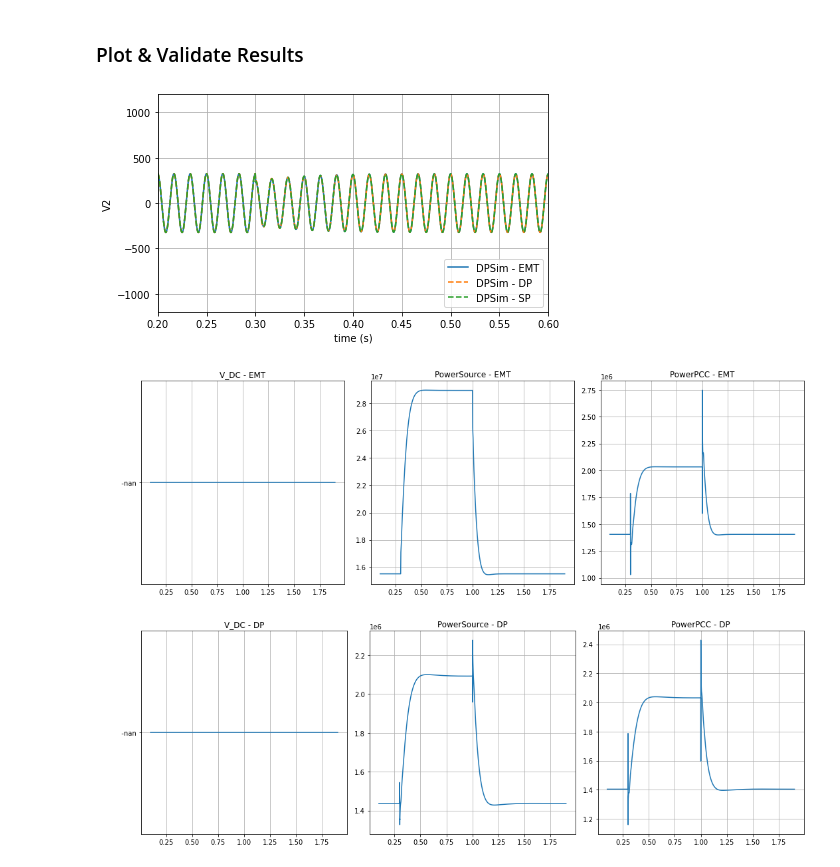
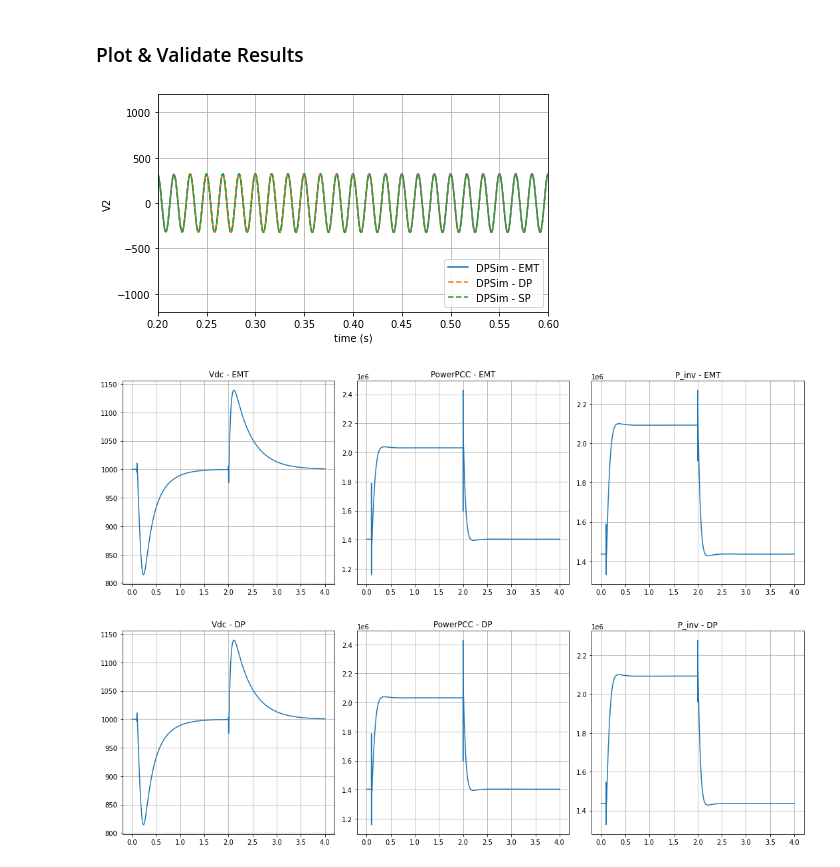
Before and after one commit to Gleb4x/dpsim, a Jupyter notebook: examples/Notebooks/Components/GridFormingInverter_ControllerType2.ipynb, the cells around one changed output. Cells and saved outputs as stored; diff of their text form; code cells hidden in the pictures.

Commit message:
Funktionierende Parametrierung mit Load-Step

```diff
--- a/examples/Notebooks/Components/GridFormingInverter_ControllerType2.ipynb
+++ b/examples/Notebooks/Components/GridFormingInverter_ControllerType2.ipynb
@@ -272,9 +273,11 @@ def gridFormingInverter_Line_Load(domain, system_pf, final_time=5, model_as_curr
     logger.log_attribute('SourceValue', 'SourceValue', vsi)
     logger.log_attribute('Ifilter_dq', 'Ifilter_dq', vsi)
     logger.log_attribute('ThetaInv', 'ThetaInv', vsi)
-    logger.log_attribute('V_DC', 'V_DC', vsi)
     logger.log_attribute('PowerPCC', 'PowerPCC', vsi)
     logger.log_attribute('PowerSource', 'PowerSource', vsi)
+    logger.log_attribute('Vdc', 'V_dc', dc_link)
+    logger.log_attribute('Idc_s', 'Idc_s', dc_link)
+    logger.log_attribute('P_inv', 'P_inv', dc_link)
 
     ### Simulation
     sim = dpsimpy.Simulation(name, log_level)
@@ -290,9 +293,9 @@ def gridFormingInverter_Line_Load(domain, system_pf, final_time=5, model_as_curr
     sim.set_final_time(final_time)
     sim.add_logger(logger)
 
-    sw1_close = dpsimpy.event.SwitchEvent(0.3, switch1, True)
+    sw1_close = dpsimpy.event.SwitchEvent(0.1, switch1, True)
     sim.add_event(sw1_close)
-    sw1_open = dpsimpy.event.SwitchEvent(1, switch1, False)
+    sw1_open = dpsimpy.event.SwitchEvent(2, switch1, False)
     sim.add_event(sw1_open)
 
     #sim.do_system_matrix_recomputation(True)
@@ -350,7 +353,7 @@ def plot_emt_variable(varname_dpsim_emt, varname_dpsim_dp, varname_simulink, ts_
 # %% [markdown]
 ### DP Simulation
 # %%
-log_name = gridFormingInverter_Line_Load(domain="DP", system_pf=system_pf, model_as_current_source=False, final_time=2, time_step=0.0001)
+log_name = gridFormingInverter_Line_Load(domain="DP", system_pf=system_pf, model_as_current_source=False, final_time=4, time_step=0.0001)
 file_path = os.getcwd() + "/logs/" + log_name + "/" + log_name + ".csv"
 ts_dpsim_dp = read_timeseries_dpsim(file_path)
 # %% [output]
@@ -375,7 +378,7 @@ complex column names: ['Ifilter_dq', 'PowerPCC', 'SourceValue', 'SourceValue_dq'
 # %% [markdown]
 ### EMT Simulation
 # %%
-log_name_emt = gridFormingInverter_Line_Load(domain="EMT", system_pf=system_pf, final_time=2, model_as_current_source=True, time_step=0.0001)
+log_name_emt = gridFormingInverter_Line_Load(domain="EMT", system_pf=system_pf, final_time=4, model_as_current_source=False, time_step=0.0001)
 file_path_emt = os.getcwd() + "/logs/" + log_name_emt + "/" + log_name_emt + ".csv"
 ts_dpsim_emt = read_timeseries_dpsim(file_path_emt)
 # %% [output]
@@ -400,7 +403,7 @@ complex column names: ['Ifilter_dq', 'PowerPCC', 'SourceValue', 'SourceValue_dq'
 # %% [markdown]
 ### SP Simulation
 # %%
-log_name_sp = gridFormingInverter_Line_Load(domain="SP", system_pf=system_pf, final_time=2, model_as_current_source=True, time_step=0.0001)
+log_name_sp = gridFormingInverter_Line_Load(domain="SP", system_pf=system_pf, final_time=4, model_as_current_source=True, time_step=0.0001)
 file_path_sp = os.getcwd() + "/logs/" + log_name_sp + "/" + log_name_sp + ".csv"
 ts_dpsim_sp = read_timeseries_dpsim(file_path_sp)
 # %% [output]
@@ -438,37 +441,37 @@ for i, ts_data in enumerate(data_sets):
     plt.figure(figsize=(15, 5))
 
     # Loop through subplots
     for j, key in enumerate(['V_DC', 'PowerSource', 'PowerPCC']):
         plt.subplot(1, 3, j + 1)
         plt.plot(ts_data[key].time, ts_data[key].values)
         plt.title(f'{key} - {labels[i]}')
         plt.grid(True)
 
     plt.tight_layout()
 
 plt.show()
 '''
 
 for i, ts_data in enumerate(data_sets):
     plt.figure(figsize=(15, 5))
 
     # Loop through subplots
-    for j, key in enumerate(['V_DC', 'PowerSource', 'PowerPCC']):
-        plt.subplot(1, 3, j + 1)
+    for j, key in enumerate(['Vdc', 'PowerPCC', 'P_inv']):
+        plt.subplot(1, 3, j + 1)  # Adjusted to have 4 subplots
 
         # Slicing the time array for the specified time window
-        start_idx = int(len(ts_data[key].time) * 0.05)
-        end_idx = int(len(ts_data[key].time) * 0.95)
+        start_idx = int(len(ts_data[key].time) * 0.0)
+        end_idx = int(len(ts_data[key].time) * 1)
         time_window = ts_data[key].time[start_idx:end_idx]
 
         plt.plot(time_window, ts_data[key].values[start_idx:end_idx])
         plt.title(f'{key} - {labels[i]}')
         plt.grid(True)
 
     plt.tight_layout()
 
 plt.show()
 # %% [output]
-[figure, old version]
+[figure, new version]
-[figure, old version]
+[figure, new version]
-[figure, old version]
+[figure, new version]
```
Also changed, not shown: parts of 5 cells of this notebook.
